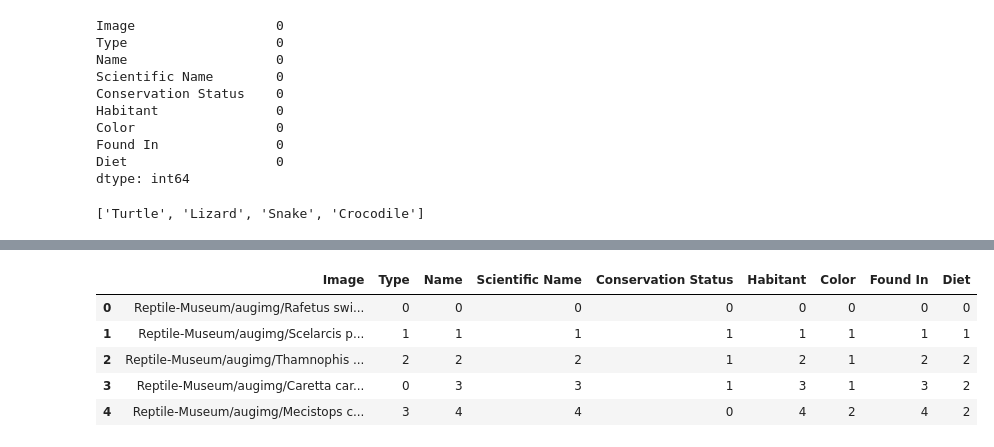
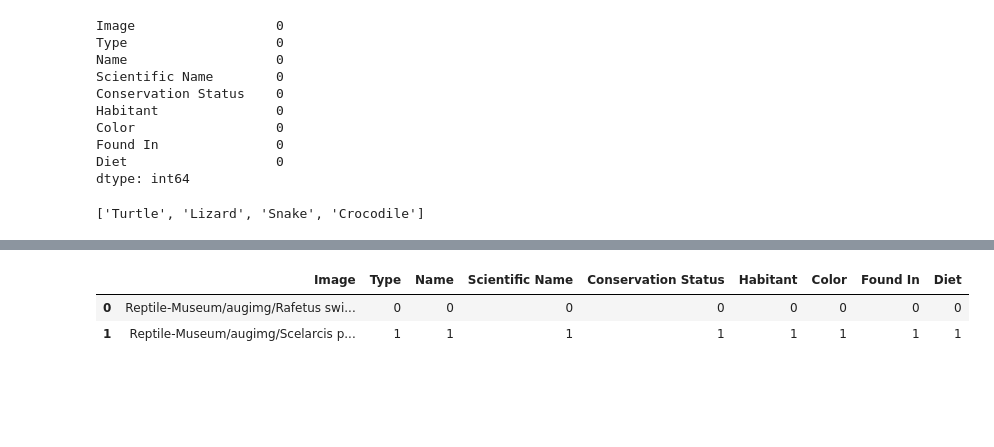
Before and after one commit to AklimaRimi/Reptile-Museum, a Jupyter notebook: notebook/DataAnalysis.ipynb, the cells around one changed output, grey strips where cells are left out. Drawn from its saved outputs; the diff is of its cells as text; code cells hidden in the pictures; blank space fills up the shorter version.

```diff
--- a/notebook/DataAnalysis.ipynb
+++ b/notebook/DataAnalysis.ipynb
@@ -159,14 +159,11 @@ data['Color'] = data['Color'].map(lambda x: color.index(x))
 data['Found In'] = data['Found In'].map(lambda x: found.index(x))
 data['Diet'] = data['Diet'].map(lambda x: diet.index(x))
 # %%
-data.head()
+data.head(2)
 # %% [output]
 |  | Image | Type | Name | Scientific Name | Conservation Status | Habitant | Color | Found In | Diet |
 | 0 | Reptile-Museum/augimg/Rafetus swi... | 0 | 0 | 0 | 0 | 0 | 0 | 0 | 0 |
 | 1 | Reptile-Museum/augimg/Scelarcis p... | 1 | 1 | 1 | 1 | 1 | 1 | 1 | 1 |
-| 2 | Reptile-Museum/augimg/Thamnophis ... | 2 | 2 | 2 | 1 | 2 | 1 | 2 | 2 |
-| 3 | Reptile-Museum/augimg/Caretta car... | 0 | 3 | 3 | 1 | 3 | 1 | 3 | 2 |
-| 4 | Reptile-Museum/augimg/Mecistops c... | 3 | 4 | 4 | 0 | 4 | 2 | 4 | 2 |
 # %%
 
 import json
```
Also changed, not shown: parts of 2 cells of this notebook.
